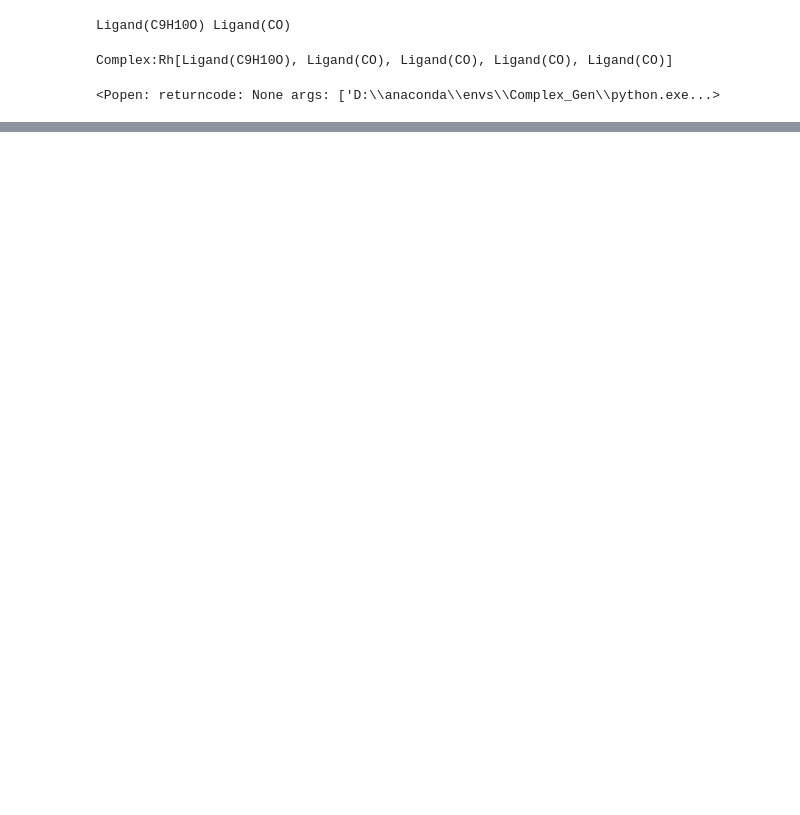
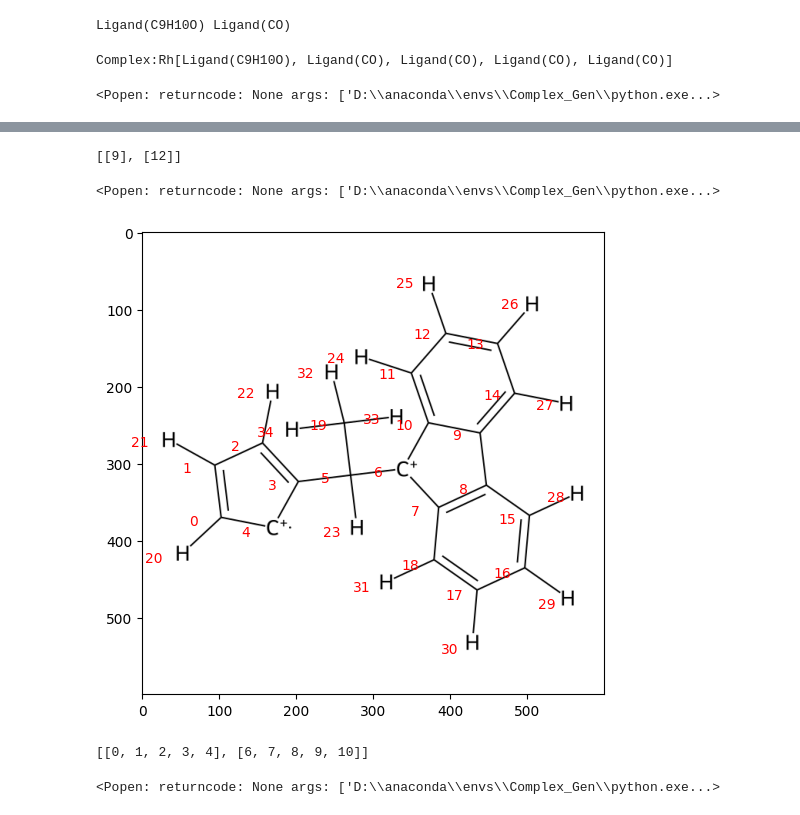
Before and after one commit to Long1Corn/Complex_Gen, a Jupyter notebook: sample_codes.ipynb, the cells around one changed output, grey strips where cells are left out. Saved outputs shown, nothing was run; the diff lists cells and outputs as text; code cells hidden in the pictures; blank space fills up the shorter version.

```diff
--- a/sample_codes.ipynb
+++ b/sample_codes.ipynb
@@ -65,0 +74,50 @@ O -1.69000000 -2.92716586 0.00000000
+# %%
+# find the binding sites N atom index in the ligand
+binding_sites_idx = get_atoms_index(ligand_smiles, "N")
+print(binding_sites_idx)
+
+ligand2_1 = Ligand(smiles=ligand_smiles, binding_sites_idx=binding_sites_idx, sites_loc_idx=[2,3])
+ligand2_2 = Ligand(structure=CO(), binding_sites_idx=[[0]], sites_loc_idx=[0])
+ligand2_3 = Ligand(structure=CO(), binding_sites_idx=[[0]], sites_loc_idx=[1])
+ligand2_4 = Ligand(structure=CO(), binding_sites_idx=[[0]], sites_loc_idx=[4])
+
+shape = Center_Geo_Type().trigonal_bipyramidal()
+
+com2 = Complex(center_atom="Rh",
+              ligands=[ligand2_1, ligand2_2, ligand2_3, ligand2_4],
+              shape=shape)
+
+com2.generate_complex()
+
+view(com2.complex)
+# %% [output]
+[[9], [12]]
+<Popen: returncode: None args: ['D:\\anaconda\\envs\\Complex_Gen\\python.exe...>
+# %%
+# More complex usage 2: bi-dentated ligand with two ring sites
+
+ligand_smiles = r"C1=CC=C([C+]1)C([C+]2C4=C(C3=C2C=CC=C3)C=CC=C4)C"
+view_smiles(ligand_smiles)
+# %% [output]
+[figure, added]
+# %%
+# find the binding sites 5-C rings index in the ligand
+binding_sites_idx = get_atoms_index(ligand_smiles, ring_type=5)
+print(binding_sites_idx)
+
+ligand3_1 = Ligand(smiles=ligand_smiles, binding_sites_idx=binding_sites_idx, sites_loc_idx=[0,1])
+ligand3_2 = Ligand(structure=CO(), binding_sites_idx=[[0]], sites_loc_idx=[2])
+ligand3_3 = Ligand(structure=CO(), binding_sites_idx=[[0]], sites_loc_idx=[3])
+
+shape = Center_Geo_Type().tetrahedral()
+
+com3 = Complex(center_atom="Zr",
+              ligands=[ligand3_1, ligand3_2, ligand3_3],
+              shape=shape)
+
+com3.generate_complex()
+
+view(com3.complex)
+# %% [output]
+[[0, 1, 2, 3, 4], [6, 7, 8, 9, 10]]
+<Popen: returncode: None args: ['D:\\anaconda\\envs\\Complex_Gen\\python.exe...>
```
Also changed, not shown: parts of 5 cells of this notebook, 3 other files.
